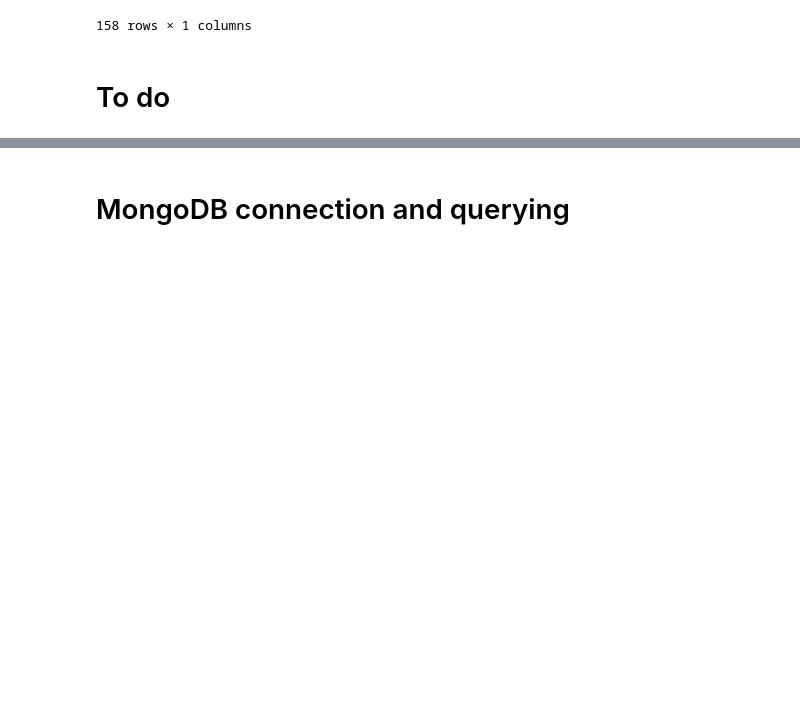
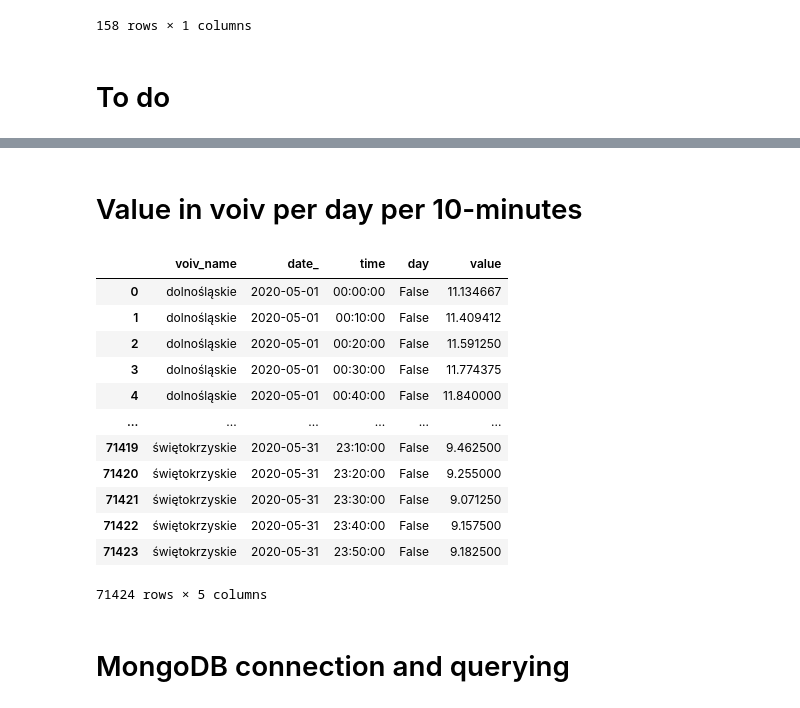
Before and after one commit to jakubGryzio/PAG_II, a Jupyter notebook: projekt1/projekt1.ipynb, the cells around one changed output, grey strips where cells are left out. Saved outputs shown, nothing was run; the diff lists cells and outputs as text; code cells hidden in the pictures; blank space fills up the shorter version.

```diff
--- a/projekt1/projekt1.ipynb
+++ b/projekt1/projekt1.ipynb
@@ -382,0 +434,21 @@ day_pow
+# %% [markdown]
+# Value in voiv per day per 10-minutes
+# %%
+# wyszukiwanie wartości w danym dniu miesiąca w danym województwie o określonej godzinie
+time_woj = data_station[['value', 'voiv_name', 'date_', 'time', 'day']].groupby(['voiv_name', 'date_', 'time', 'day']).agg({"value": trim}).reset_index()
+# %%
+time_woj
+# %% [output]
+|  | voiv_name | date_ | time | day | value |
+| 0 | dolnośląskie | 2020-05-01 | 00:00:00 | False | 11.134667 |
+| 1 | dolnośląskie | 2020-05-01 | 00:10:00 | False | 11.409412 |
+| 2 | dolnośląskie | 2020-05-01 | 00:20:00 | False | 11.591250 |
+| 3 | dolnośląskie | 2020-05-01 | 00:30:00 | False | 11.774375 |
+| 4 | dolnośląskie | 2020-05-01 | 00:40:00 | False | 11.840000 |
+| ... | ... | ... | ... | ... | ... |
+| 71419 | świętokrzyskie | 2020-05-31 | 23:10:00 | False | 9.462500 |
+| 71420 | świętokrzyskie | 2020-05-31 | 23:20:00 | False | 9.255000 |
+| 71421 | świętokrzyskie | 2020-05-31 | 23:30:00 | False | 9.071250 |
+| 71422 | świętokrzyskie | 2020-05-31 | 23:40:00 | False | 9.157500 |
+| 71423 | świętokrzyskie | 2020-05-31 | 23:50:00 | False | 9.182500 |
+71424 rows × 5 columns
```
Also changed, not shown: parts of 22 cells of this notebook.
